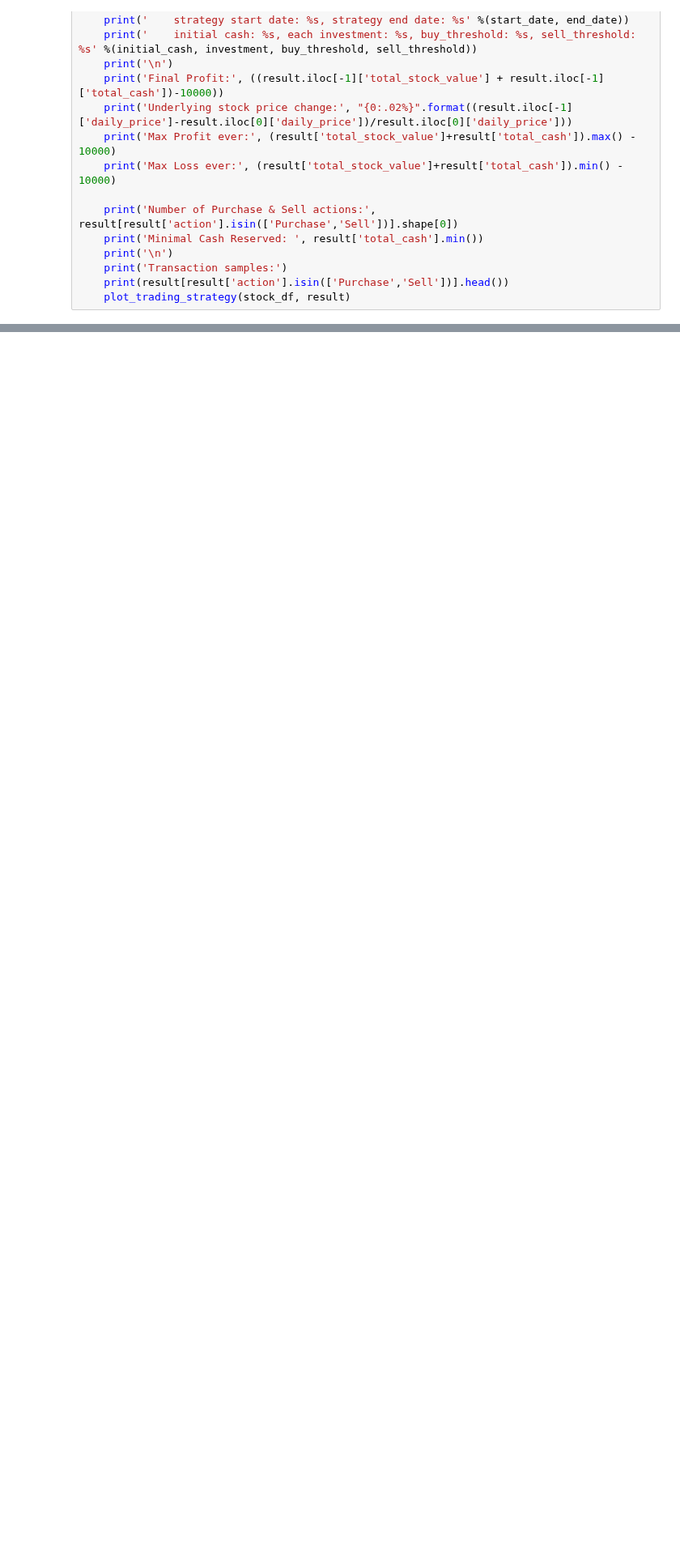
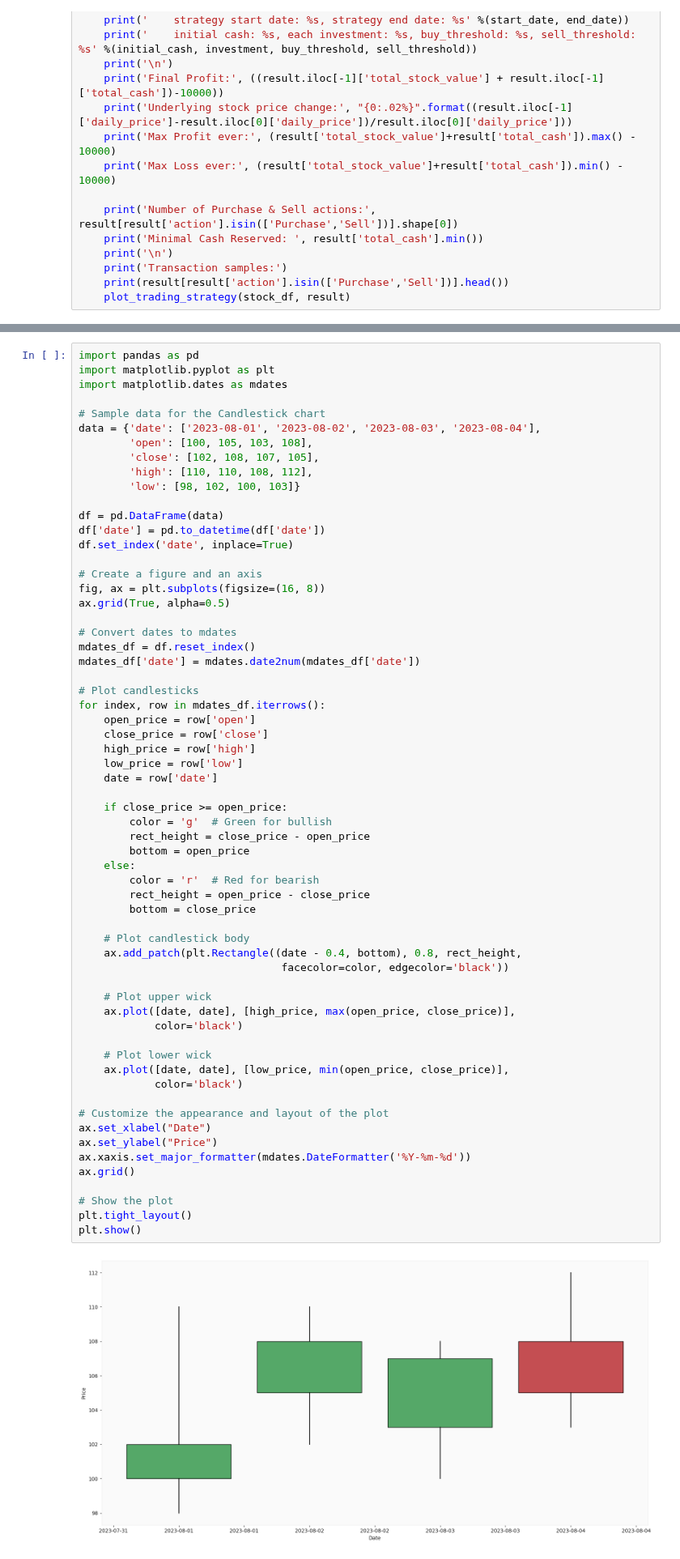
Before and after one commit to Yuchen-Peng/trading_strategy, a Jupyter notebook: notebooks/concise-notebook.ipynb, the cells around one changed output, grey strips where cells are left out. Shown at 81% size. Drawn from its saved outputs; the diff is of its cells as text; blank space fills up the shorter version.

```diff
--- a/notebooks/concise-notebook.ipynb
+++ b/notebooks/concise-notebook.ipynb
@@ -197,0 +214,64 @@ def user_function():
+# %%
+import pandas as pd
+import matplotlib.pyplot as plt
+import matplotlib.dates as mdates
+
+# Sample data for the Candlestick chart
+data = {'date': ['2023-08-01', '2023-08-02', '2023-08-03', '2023-08-04'],
+        'open': [100, 105, 103, 108],
+        'close': [102, 108, 107, 105],
+        'high': [110, 110, 108, 112],
+        'low': [98, 102, 100, 103]}
+
+df = pd.DataFrame(data)
+df['date'] = pd.to_datetime(df['date'])
+df.set_index('date', inplace=True)
+
+# Create a figure and an axis
+fig, ax = plt.subplots(figsize=(16, 8))
+ax.grid(True, alpha=0.5)
+
+# Convert dates to mdates
+mdates_df = df.reset_index()
+mdates_df['date'] = mdates.date2num(mdates_df['date'])
+
+# Plot candlesticks
+for index, row in mdates_df.iterrows():
+    open_price = row['open']
+    close_price = row['close']
+    high_price = row['high']
+    low_price = row['low']
+    date = row['date']
+
+    if close_price >= open_price:
+        color = 'g'  # Green for bullish
+        rect_height = close_price - open_price
+        bottom = open_price
+    else:
+        color = 'r'  # Red for bearish
+        rect_height = open_price - close_price
+        bottom = close_price
+
+    # Plot candlestick body
+    ax.add_patch(plt.Rectangle((date - 0.4, bottom), 0.8, rect_height,
+                                facecolor=color, edgecolor='black'))
+
+    # Plot upper wick
+    ax.plot([date, date], [high_price, max(open_price, close_price)],
+            color='black')
+
+    # Plot lower wick
+    ax.plot([date, date], [low_price, min(open_price, close_price)],
+            color='black')
+
+# Customize the appearance and layout of the plot
+ax.set_xlabel("Date")
+ax.set_ylabel("Price")
+ax.xaxis.set_major_formatter(mdates.DateFormatter('%Y-%m-%d'))
+ax.grid()
+
+# Show the plot
+plt.tight_layout()
+plt.show()
+# %% [output]
+[figure, added]
```
Also changed, not shown: parts of 4 cells of this notebook, 1 other file.
